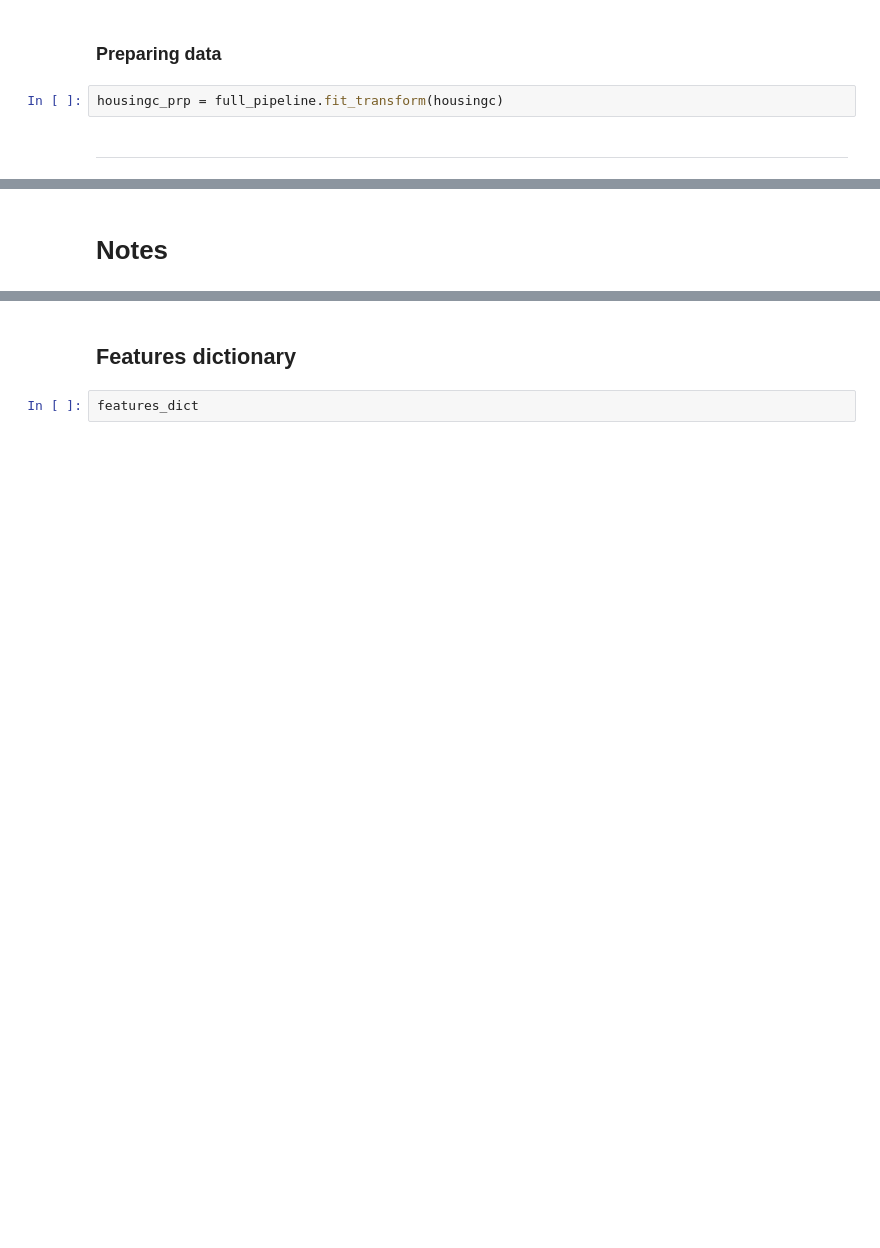
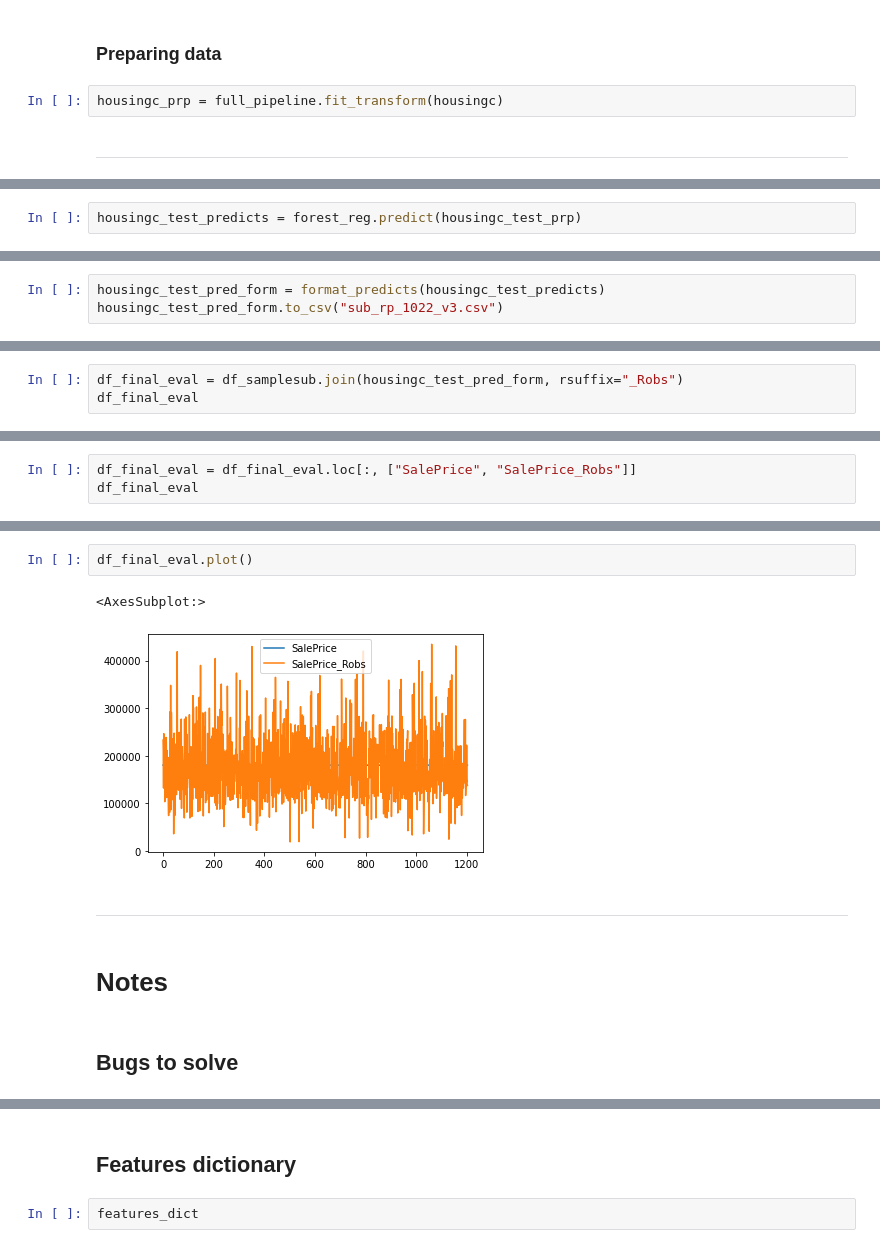
Before and after one commit to EnriqueOrtiz27/predicting-house-prices, a Jupyter notebook: Robs/Robs.ipynb, the cells around one changed output, grey strips where cells are left out. Saved outputs shown, nothing was run; the diff lists cells and outputs as text; blank space fills up the shorter version.

```diff
--- a/Robs/Robs.ipynb
+++ b/Robs/Robs.ipynb
@@ -316,0 +417,2 @@ housingc_prp = full_pipeline.fit_transform(housingc)
+# %%
+housingc_test_predicts = forest_reg.predict(housingc_test_prp)
@@ -316,0 +421,3 @@ housingc_prp = full_pipeline.fit_transform(housingc)
+# %%
+housingc_test_pred_form = format_predicts(housingc_test_predicts)
+housingc_test_pred_form.to_csv("sub_rp_1022_v3.csv")
@@ -316,0 +443,3 @@ housingc_prp = full_pipeline.fit_transform(housingc)
+# %%
+df_final_eval = df_samplesub.join(housingc_test_pred_form, rsuffix="_Robs")
+df_final_eval
@@ -316,0 +460,3 @@ housingc_prp = full_pipeline.fit_transform(housingc)
+# %%
+df_final_eval = df_final_eval.loc[:, ["SalePrice", "SalePrice_Robs"]]
+df_final_eval
@@ -317,2 +477,11 @@ housingc_prp = full_pipeline.fit_transform(housingc)
+# %%
+df_final_eval.plot()
+# %% [output]
+<AxesSubplot:>
+[figure, added]
+# %% [markdown]
+---
 # %% [markdown]
 # Notes
+# %% [markdown]
+## Bugs to solve
```
Also changed, not shown: parts of 35 cells of this notebook, 3 other files.
